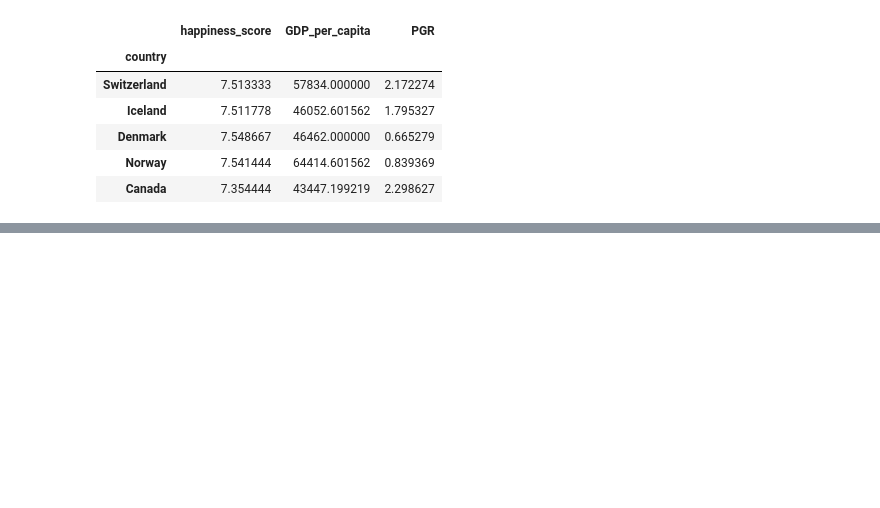
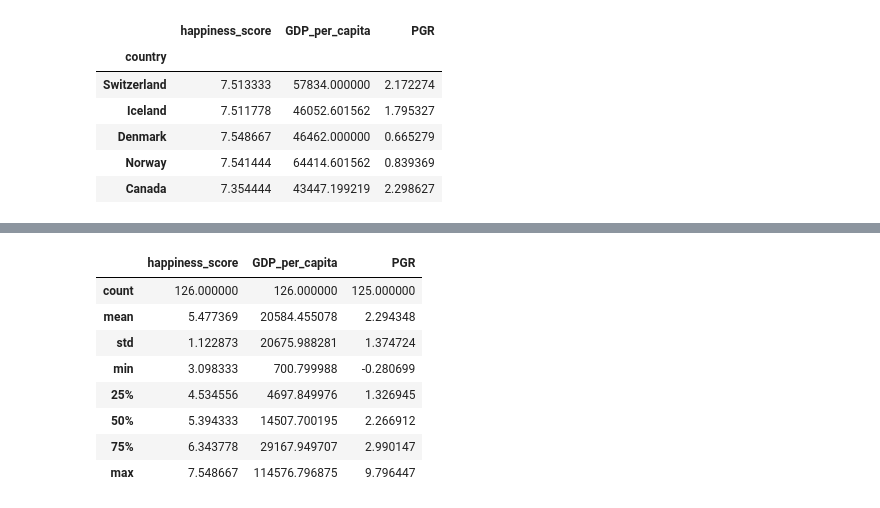
Before and after one commit to prisp90/IS-Project-2, a Jupyter notebook: IS-Project-2.ipynb, the cells around one changed output, grey strips where cells are left out. Drawn from its saved outputs; the diff is of its cells as text; code cells hidden in the pictures; blank space fills up the shorter version.

```diff
--- a/IS-Project-2.ipynb
+++ b/IS-Project-2.ipynb
@@ -193,0 +223,12 @@ GDP_happiness_population_df.head()
+# %%
+GDP_happiness_population_df.describe()
+# %% [output]
+|  | happiness_score | GDP_per_capita | PGR |
+| count | 126.000000 | 126.000000 | 125.000000 |
+| mean | 5.477369 | 20584.455078 | 2.294348 |
+| std | 1.122873 | 20675.988281 | 1.374724 |
+| min | 3.098333 | 700.799988 | -0.280699 |
+| 25% | 4.534556 | 4697.849976 | 1.326945 |
+| 50% | 5.394333 | 14507.700195 | 2.266912 |
+| 75% | 6.343778 | 29167.949707 | 2.990147 |
+| max | 7.548667 | 114576.796875 | 9.796447 |
```
Also changed, not shown: parts of 7 cells of this notebook.
